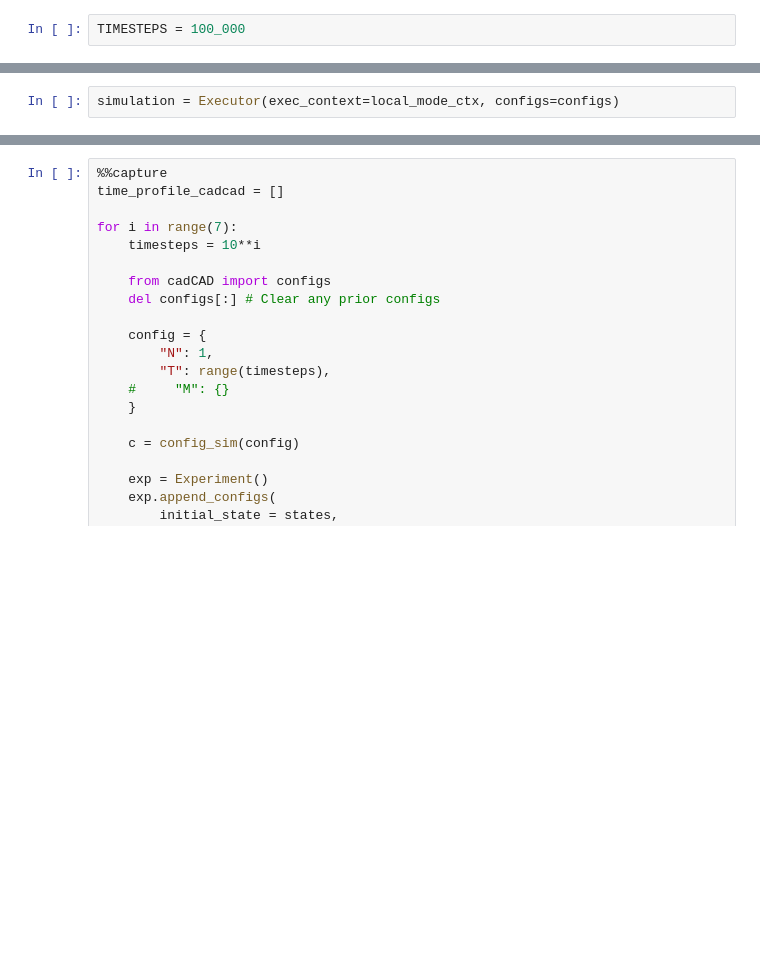
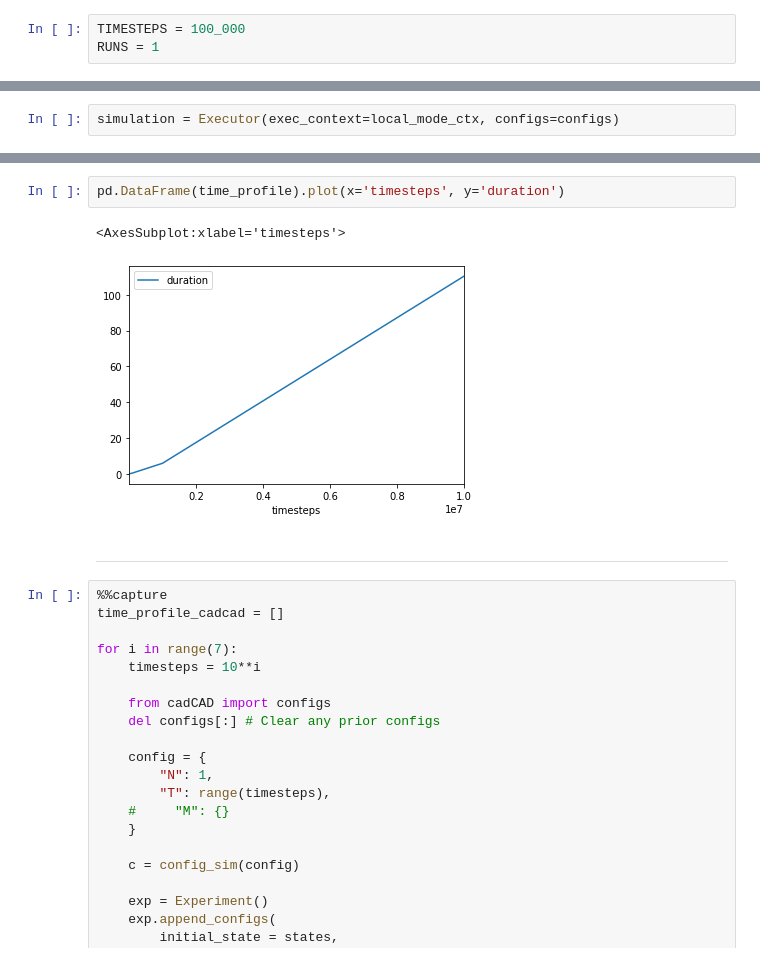
Before and after one commit to CADLabs/radCAD, a Jupyter notebook: notebook.ipynb, the cells around one changed output, grey strips where cells are left out. Saved outputs shown, nothing was run; the diff lists cells and outputs as text; blank space fills up the shorter version.

```diff
--- a/notebook.ipynb
+++ b/notebook.ipynb
@@ -7,2 +36,3 @@ import time
 # %%
 TIMESTEPS = 100_000
+RUNS = 1
@@ -153,3 +199,10 @@ simulation = Executor(exec_context=local_mode_ctx, configs=configs)
+# %%
+pd.DataFrame(time_profile).plot(x='timesteps', y='duration')
+# %% [output]
+<AxesSubplot:xlabel='timesteps'>
+[figure, added]
+# %% [markdown]
+---
 # %%
 %%capture
 time_profile_cadcad = []
```
Also changed, not shown: parts of 20 cells of this notebook, 1 other file.
